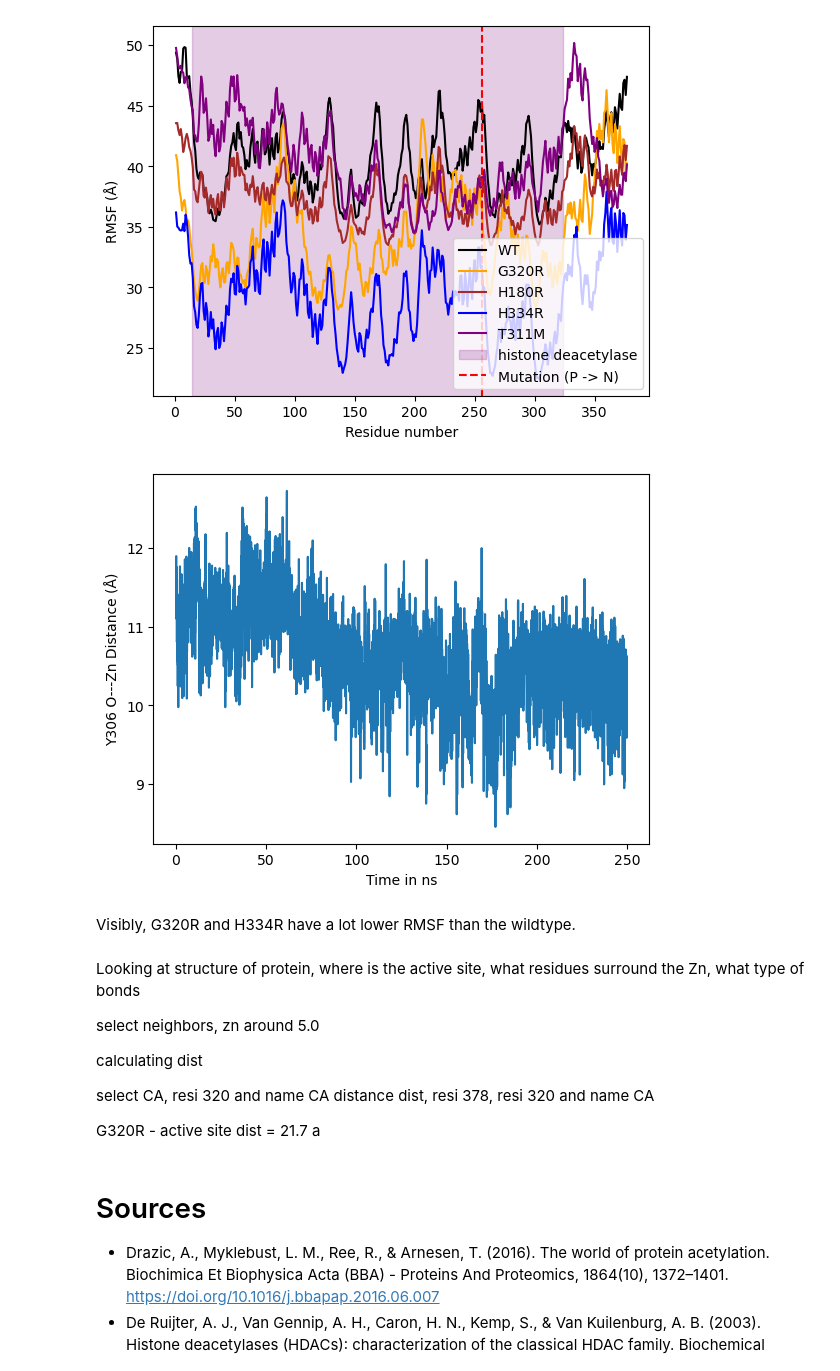
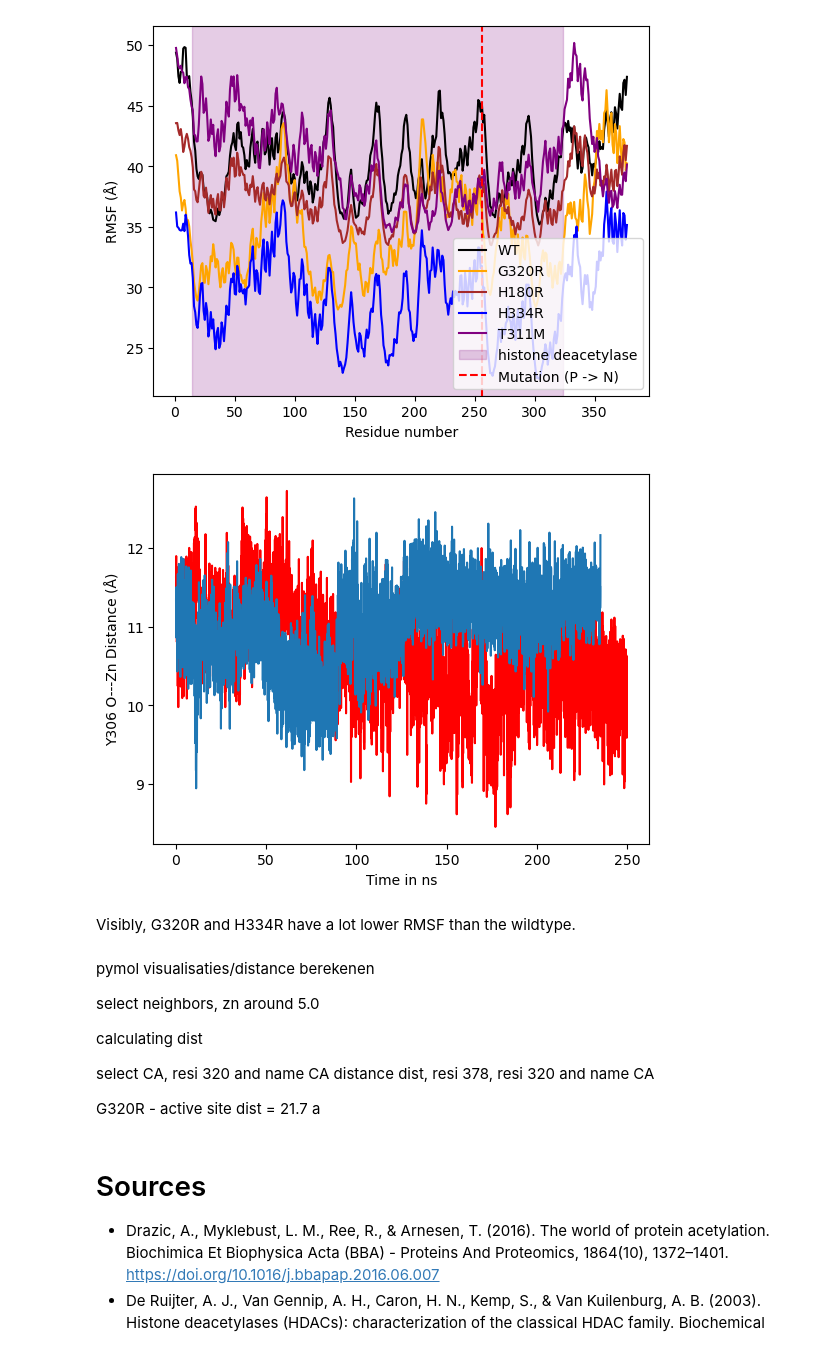
Before and after one commit to YamilaTimmer/molecular-dynamics-HDAC8, a Jupyter notebook: molecular-dynamics-HDAC8.ipynb, the cells around one changed output. Cells and saved outputs as stored; diff of their text form; code cells hidden in the pictures.

Commit message:
Fixed version for distance analysis/comparison of WT/G320R

```diff
--- a/molecular-dynamics-HDAC8.ipynb
+++ b/molecular-dynamics-HDAC8.ipynb
@@ -202,32 +202,42 @@ plt.legend()
 [figure]
 # %%
 # Calculate dist Y306_O and cofactor over time, for WT and mutations
-u = mda.Universe("../variants/G320R-1/output/G320R-1-ion.pdb", "../variants/G320R-1/output/G320R-1-ion.xtc")
 
-cofactor = u.select_atoms("resid 378 and name ZN")
-Y306_O = u.select_atoms("resid 306 and name O")
+def calculate_dist(pdb, xtc):
+  u = mda.Universe(pdb, xtc)
+  cofactor = u.select_atoms("resid 378 and name ZN")
+  Y306_O = u.select_atoms("resid 306 and name O")
 
-dL = []
-for ts in u.trajectory:
-  com1 = cofactor.center_of_mass()
-  com2 = Y306_O.center_of_mass()
-  dL.append(numpy.linalg.norm(com1-com2))
+  dL = []
+  for ts in u.trajectory:
+    com1 = cofactor.center_of_mass()
+    com2 = Y306_O.center_of_mass()
+    dL.append(np.linalg.norm(com1-com2))
 
-time_ns = np.arange(len(dL)) * u.trajectory.dt / 1000.0
+  time_ns = np.arange(len(dL)) * u.trajectory.dt / 1000.0
+
+
+  return dL, time_ns
+
+
+dL_G320R, time_G320R = calculate_dist("../variants/G320R-1/output/G320R-1-ion.pdb", "../variants/G320R-1/output/G320R-1-ion.xtc")
+dL_WT, time_WT = calculate_dist("../variants/WT-1/output/WT-1-ion.pdb", "../variants/WT-1/output/WT-1-ion.xtc")
 # %%
+plt.plot(time_G320R, dL_G320R, label = "G320R", color = "red")
+plt.plot(time_WT, dL_WT, label = "WT")
 
 
-plt.plot(time_ns, dL, label = "G320R")
 plt.ylabel("Y306 O---Zn Distance (Å)")
 plt.xlabel("Time in ns")
 plt.show()
+
+# probleempje want WT heeft minder frames? elke variant lijkt ander aantal frames te hebben
 # %% [output]
-[figure, old version]
+[figure, new version]
 # %% [markdown]
 Visibly, G320R and H334R have a lot lower RMSF than the wildtype.
 # %% [markdown]
-Looking at structure of protein, where is the active site, what residues surround the Zn, what type of bonds
-
+pymol visualisaties/distance berekenen
 
 select neighbors, zn around 5.0
 
```
